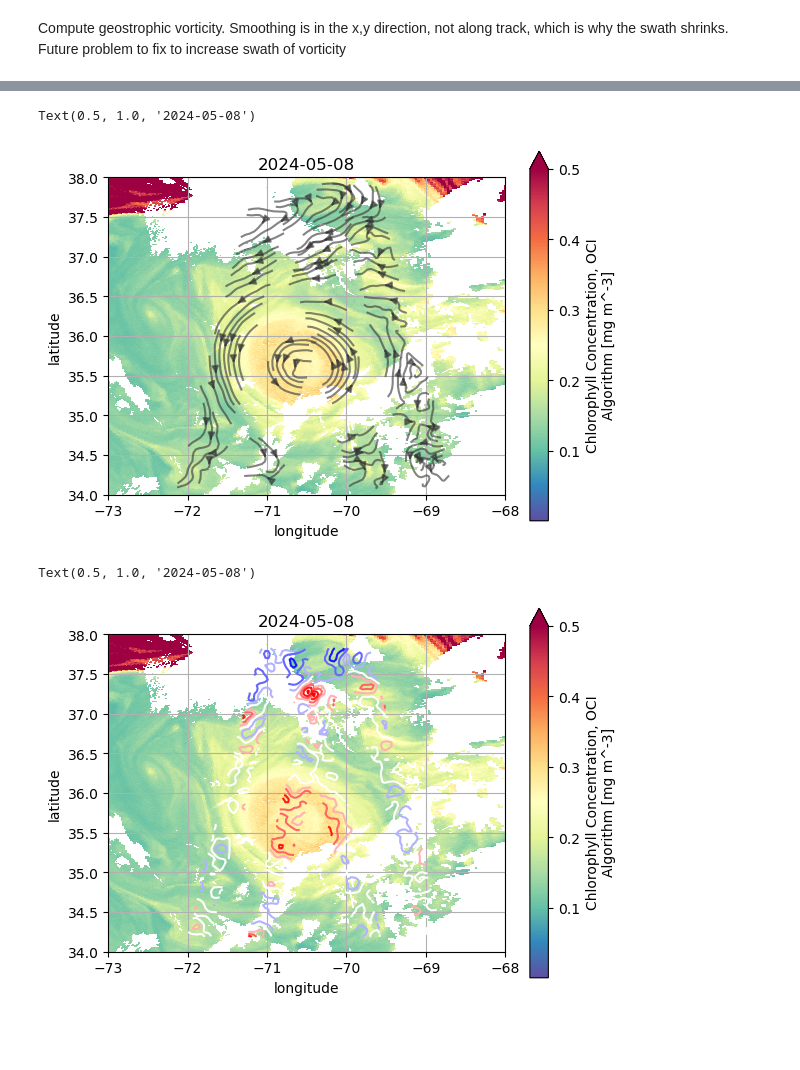
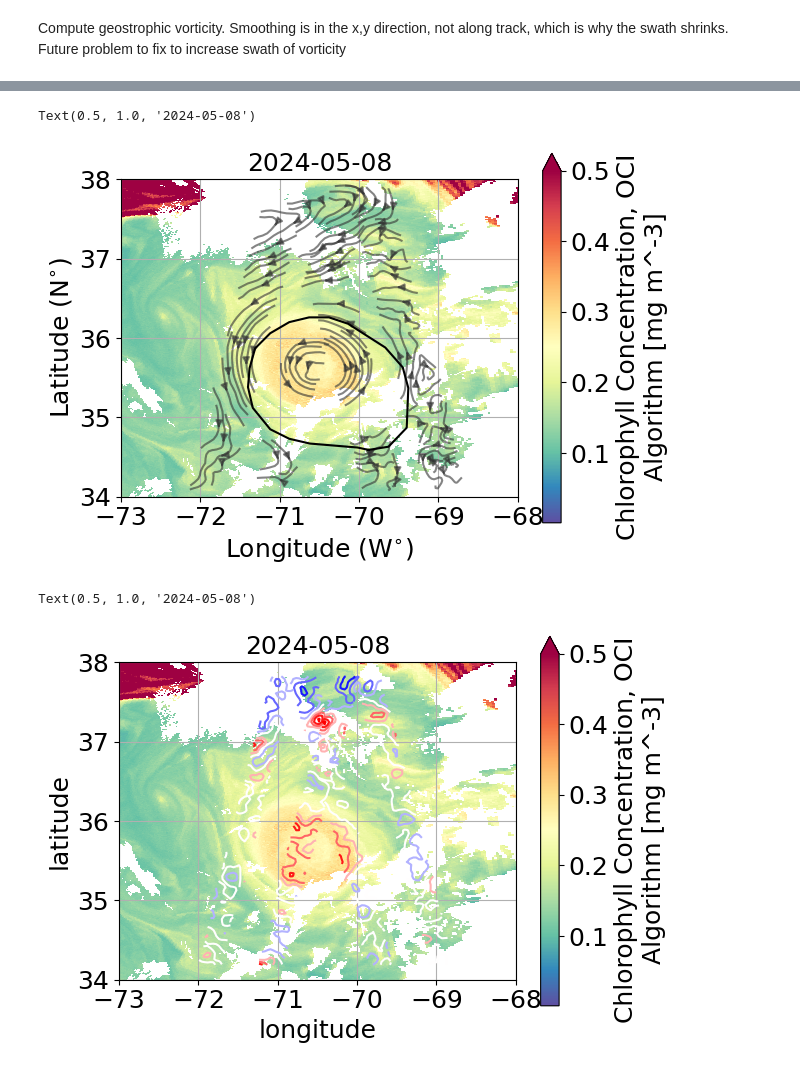
Before and after one commit to mcornec/GO-SWACE, a Jupyter notebook: SWOT_velocities_over_PACE.ipynb, the cells around one changed output, grey strips where cells are left out. Saved outputs shown, nothing was run; the diff lists cells and outputs as text; code cells hidden in the pictures; blank space fills up the shorter version.

```diff
--- a/SWOT_velocities_over_PACE.ipynb
+++ b/SWOT_velocities_over_PACE.ipynb
@@ -14,3 +14,13 @@ from scipy.interpolate import griddata
+# %%
+fontsize = 18
+
+plt.rc('font', size=fontsize)          # controls default text sizes
+plt.rc('axes', titlesize=fontsize)     # fontsize of the axes title
+plt.rc('axes', labelsize=fontsize)    # fontsize of the x and y labels
+plt.rc('xtick', labelsize=fontsize)    # fontsize of the tick labels
+plt.rc('ytick', labelsize=fontsize)    # fontsize of the tick labels
+plt.rc('legend', fontsize=fontsize)    # legend fontsize
+plt.rc('figure', titlesize=fontsize)  # fontsize of the figure title
 # %% [markdown]
 Log into earthaccess
 # %%
@@ -332,0 +364,3 @@ datey=h[64:72]
+# %%
+aviso_ds = xr.open_dataset('Edward_Eddy_trajectory_nrt_3.2exp_cyclonic_20180101_20240723.nc')
+aviso_ds
@@ -333,23 +385,47 @@ datey=h[64:72]
+# %%
+def get_eddy_by_ID_date(ds,eddy_date):
+    """
+    ds: netCDF AVISO format
+    track_id: id of eddy to extract
+    eddy_date: date in format 'YYYY-MM-DD'
+
+    Returns contour lons, contour lats, center lon, center lat
+    """
+    try:
+        ind = np.where(ds.time == np.datetime64(eddy_date))[0][0]
+        contour_lons = np.array(ds.effective_contour_longitude[ind])
+        contour_lats = np.array(ds.effective_contour_latitude[ind])
+    except:
+        print('No eddy data available with that request ... :(')
+
+    return contour_lons,contour_lats,ds.longitude[ind],ds.latitude[ind]
+# %%
+contour_lons,contour_lats,center_lon,center_lat = get_eddy_by_ID_date(aviso_ds,'2024-05-08')
 # %%
+grid_x_180 = grid_x - 360 #only works for >180˚
+
 fig = plt.figure()
 ax = plt.axes()#projection=ccrs.PlateCarree())
 #ax.gridlines(draw_labels={"left": "y", "bottom": "x"})
 plot=dataset["chlor_a"].plot(x="longitude", y="latitude", cmap="Spectral_r", vmax=0.5, ax=ax) #tried adding ,transform=ccrs.PlateCarree()
 #plot=plt.pcolor(dataset["longitude"].values,dataset["latitude"].values,dataset["chlor_a"].values, cmap="Spectral_r", vmax=0.5,transform=ccrs.PlateCarree())
 ax.grid(True)
 #ax.streamplot(grid_x_180,grid_y,ug1,vg1,transform=ccrs.PlateCarree(), density = 2, color = (0.2,0.2,0.2,0.6))
 #ax.streamplot(grid_x_180,grid_y,ug2,vg2,transform=ccrs.PlateCarree(), density = 2, color = (0.2,0.2,0.2,0.6))
 ax.streamplot(grid_x_180,grid_y,ug1,vg1, density = 3, color = (0.2,0.2,0.2,0.6))
 ax.streamplot(grid_x_180,grid_y,ug2,vg2, density = 3, color = (0.2,0.2,0.2,0.6))
+
+ax.plot(contour_lons-360,contour_lats,zorder=100,c='k')
+
 ax.axis("scaled")
-ax.set_ylabel('latitude')
-ax.set_xlabel('longitude')
+ax.set_ylabel('Latitude (N$^{\circ}$)')
+ax.set_xlabel('Longitude (W$^{\circ}$)')
 ax.set_ylim([34,38])
 ax.set_xlim([-73,-68])
 ax.set_title(datey[0:4]+'-'+datey[4:6]+'-'+datey[6:len(datey)])
 # %% [output]
 Text(0.5, 1.0, '2024-05-08')
-[figure, old version]
+[figure, new version]
 # %%
 fig = plt.figure()
 ax = plt.axes()#projection=ccrs.PlateCarree())
@@ -369,9 +445,11 @@ ax.set_xlim([-73,-68])
 h=str(paths[0])
 datey=h[64:72]
 ax.set_title(datey[0:4]+'-'+datey[4:6]+'-'+datey[6:len(datey)])
+
+plt.show()
 # %% [output]
 Text(0.5, 1.0, '2024-05-08')
-[figure, old version]
+[figure, new version]
 # %%
 plt.clf()
 
```
Also changed, not shown: parts of 30 cells of this notebook.
